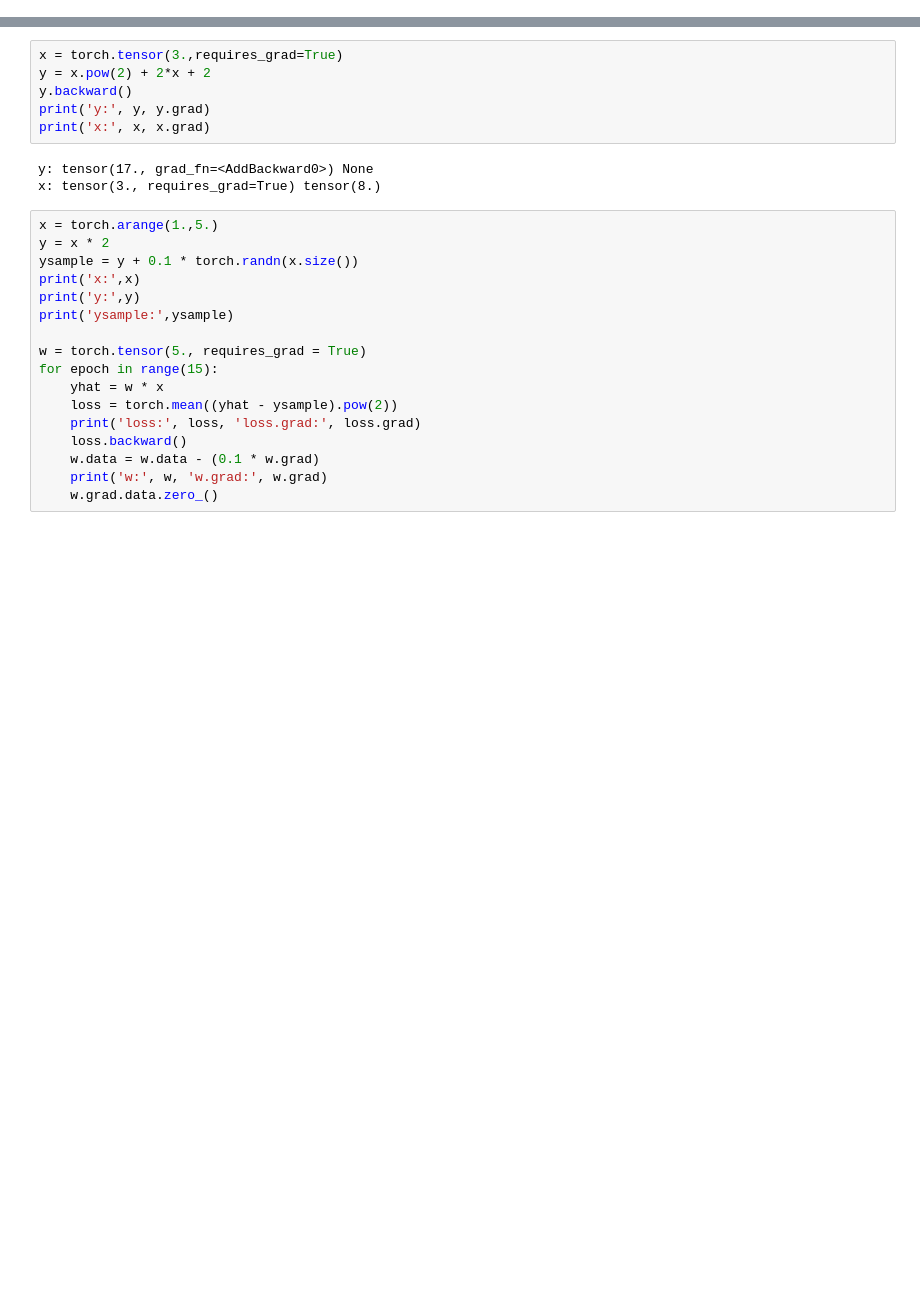
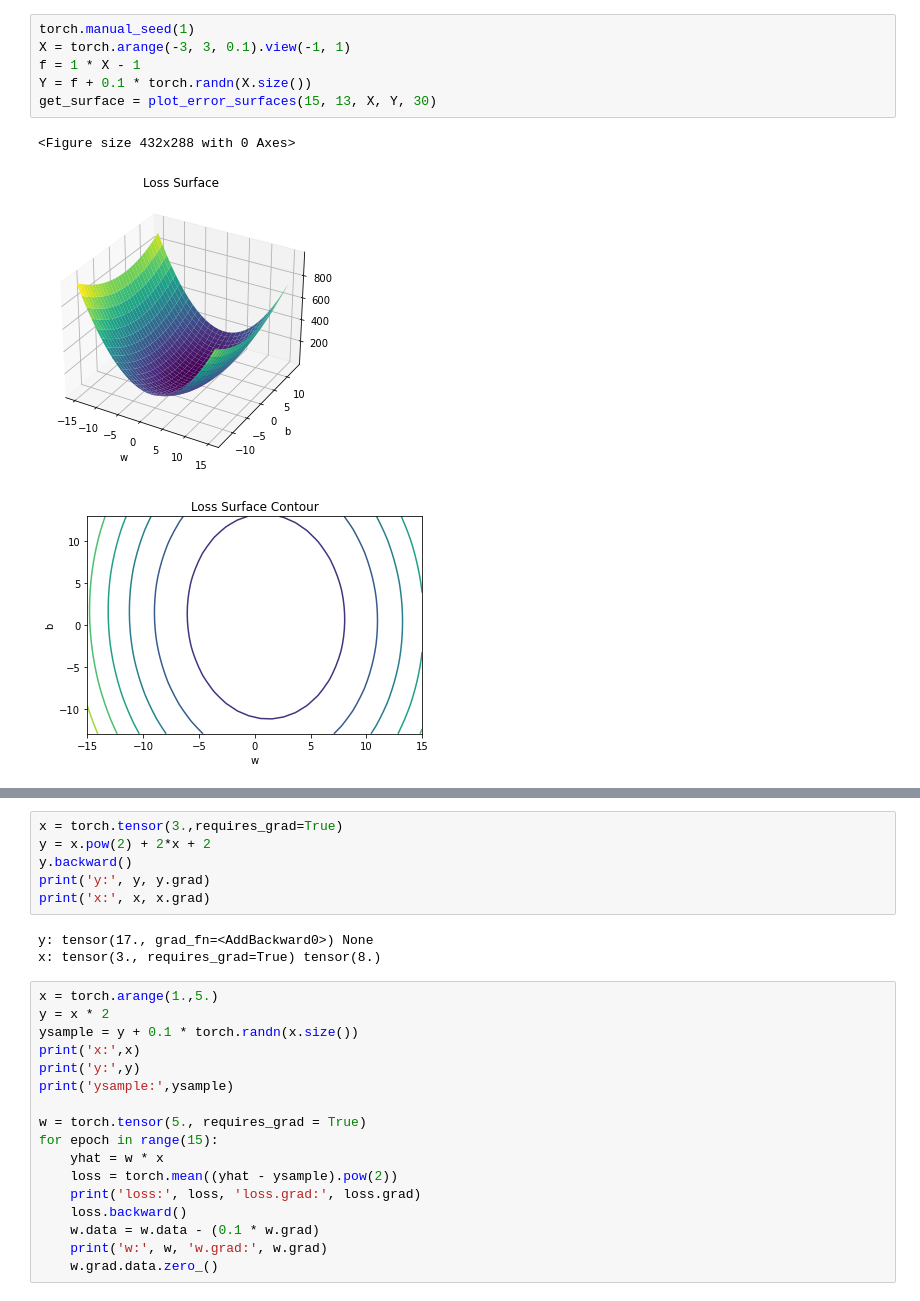
Before and after one commit to dparksports/circle-detector, a Jupyter notebook: torch.ipynb, the cells around one changed output, grey strips where cells are left out. Cells and saved outputs as stored; diff of their text form; blank space fills up the shorter version.

```diff
--- a/torch.ipynb
+++ b/torch.ipynb
@@ -2,0 +83,10 @@ import torch
+# %%
+torch.manual_seed(1)
+X = torch.arange(-3, 3, 0.1).view(-1, 1)
+f = 1 * X - 1
+Y = f + 0.1 * torch.randn(X.size())
+get_surface = plot_error_surfaces(15, 13, X, Y, 30)
+# %% [output]
+<Figure size 432x288 with 0 Axes>
+[figure, added]
+[figure, added]
```
Also changed, not shown: parts of 9 cells of this notebook.
